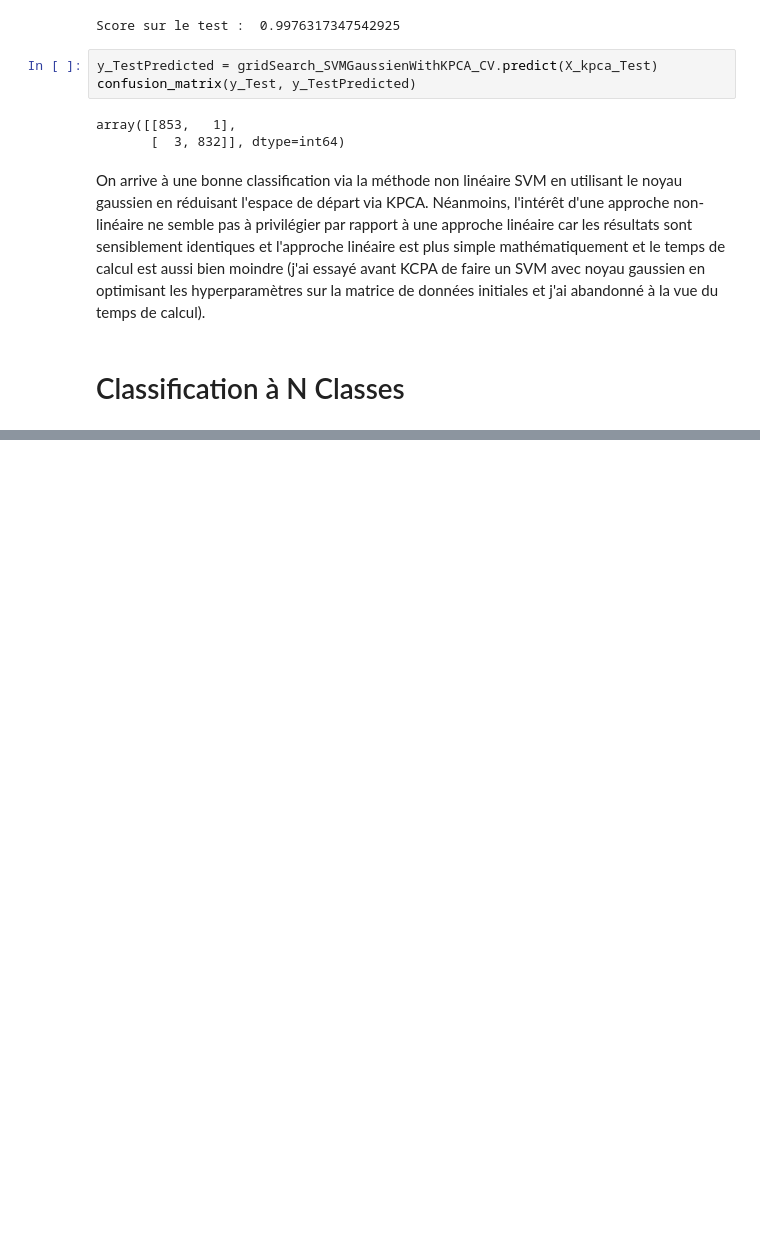
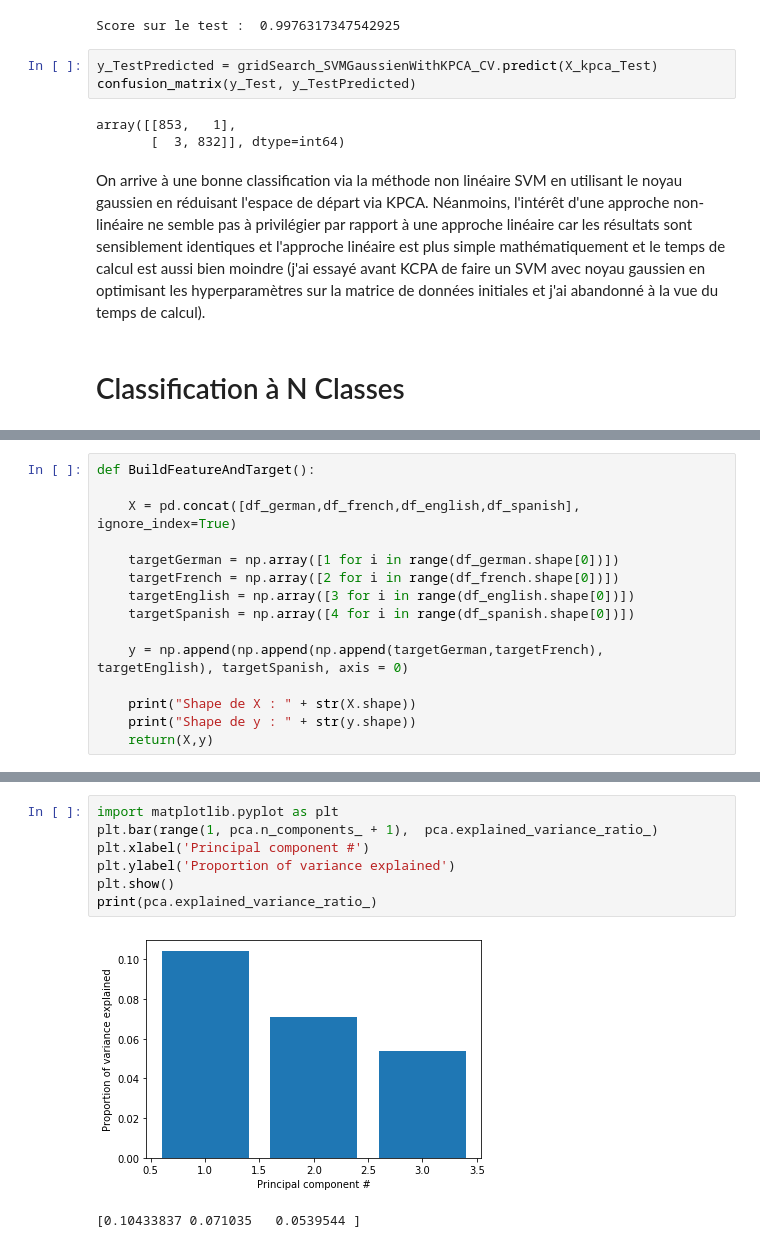
Before and after one commit to anthonymoisan/ClassificationLanguage, a Jupyter notebook: src/Projet_AnalyseLinguistique_AnthonyMoisan.ipynb, the cells around one changed output, grey strips where cells are left out. Drawn from its saved outputs; the diff is of its cells as text; blank space fills up the shorter version.

```diff
--- a/src/Projet_AnalyseLinguistique_AnthonyMoisan.ipynb
+++ b/src/Projet_AnalyseLinguistique_AnthonyMoisan.ipynb
@@ -858,0 +862,15 @@ On arrive à une bonne classification via la méthode non linéaire SVM en utili
+# %%
+def BuildFeatureAndTarget():
+
+    X = pd.concat([df_german,df_french,df_english,df_spanish], ignore_index=True)
+
+    targetGerman = np.array([1 for i in range(df_german.shape[0])])
+    targetFrench = np.array([2 for i in range(df_french.shape[0])])
+    targetEnglish = np.array([3 for i in range(df_english.shape[0])])
+    targetSpanish = np.array([4 for i in range(df_spanish.shape[0])])
+
+    y = np.append(np.append(np.append(targetGerman,targetFrench), targetEnglish), targetSpanish, axis = 0)
+
+    print("Shape de X : " + str(X.shape))
+    print("Shape de y : " + str(y.shape))
+    return(X,y)
@@ -858,0 +991,10 @@ On arrive à une bonne classification via la méthode non linéaire SVM en utili
+# %%
+import matplotlib.pyplot as plt
+plt.bar(range(1, pca.n_components_ + 1),  pca.explained_variance_ratio_)
+plt.xlabel('Principal component #')
+plt.ylabel('Proportion of variance explained')
+plt.show()
+print(pca.explained_variance_ratio_)
+# %% [output]
+[figure, added]
+[0.10433837 0.071035   0.0539544 ]
```
Also changed, not shown: parts of 47 cells of this notebook.
